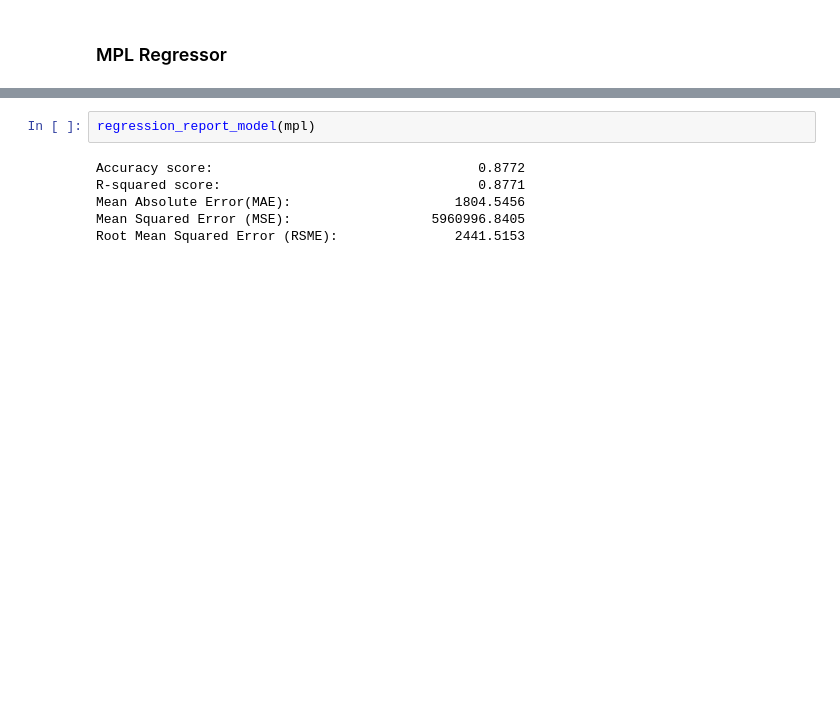
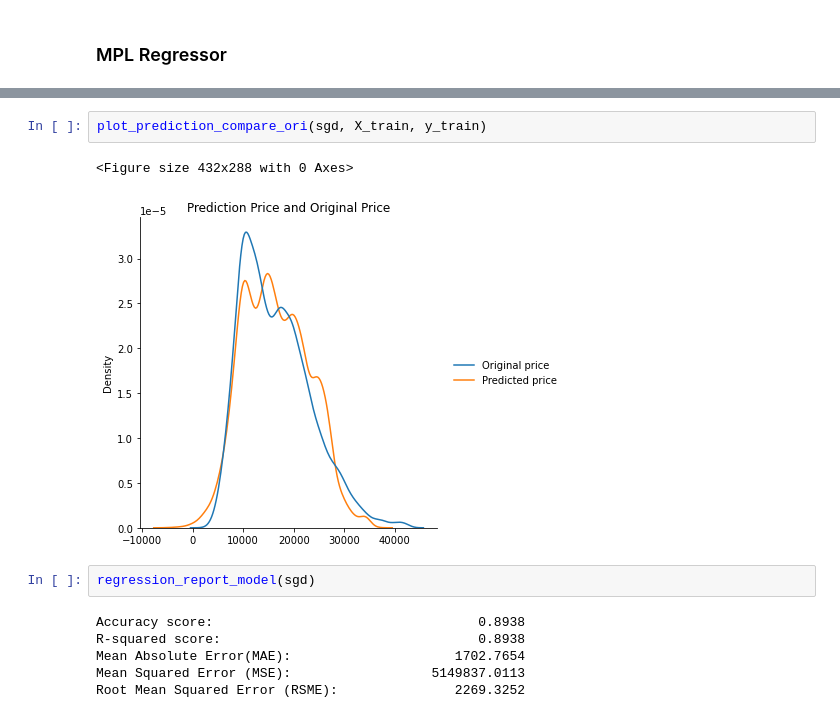
Before and after one commit to kai2128/DM_Assignment, a Jupyter notebook: algorithm/MPLRegressor.ipynb, the cells around one changed output, grey strips where cells are left out. Saved outputs shown, nothing was run; the diff lists cells and outputs as text; blank space fills up the shorter version.

```diff
--- a/algorithm/MPLRegressor.ipynb
+++ b/algorithm/MPLRegressor.ipynb
@@ -27,8 +23,13 @@ plot_prediction_compare_ori(mpl)
+# %%
+plot_prediction_compare_ori(sgd, X_train, y_train)
+# %% [output]
+<Figure size 432x288 with 0 Axes>
+[figure, added]
 # %%
-regression_report_model(mpl)
+regression_report_model(sgd)
 # %% [output]
-Accuracy score:                                  0.8772
-R-squared score:                                 0.8771
-Mean Absolute Error(MAE):                     1804.5456
-Mean Squared Error (MSE):                  5960996.8405
-Root Mean Squared Error (RSME):               2441.5153
+Accuracy score:                                  0.8938
+R-squared score:                                 0.8938
+Mean Absolute Error(MAE):                     1702.7654
+Mean Squared Error (MSE):                  5149837.0113
+Root Mean Squared Error (RSME):               2269.3252
```
Also changed, not shown: parts of 5 cells of this notebook.
